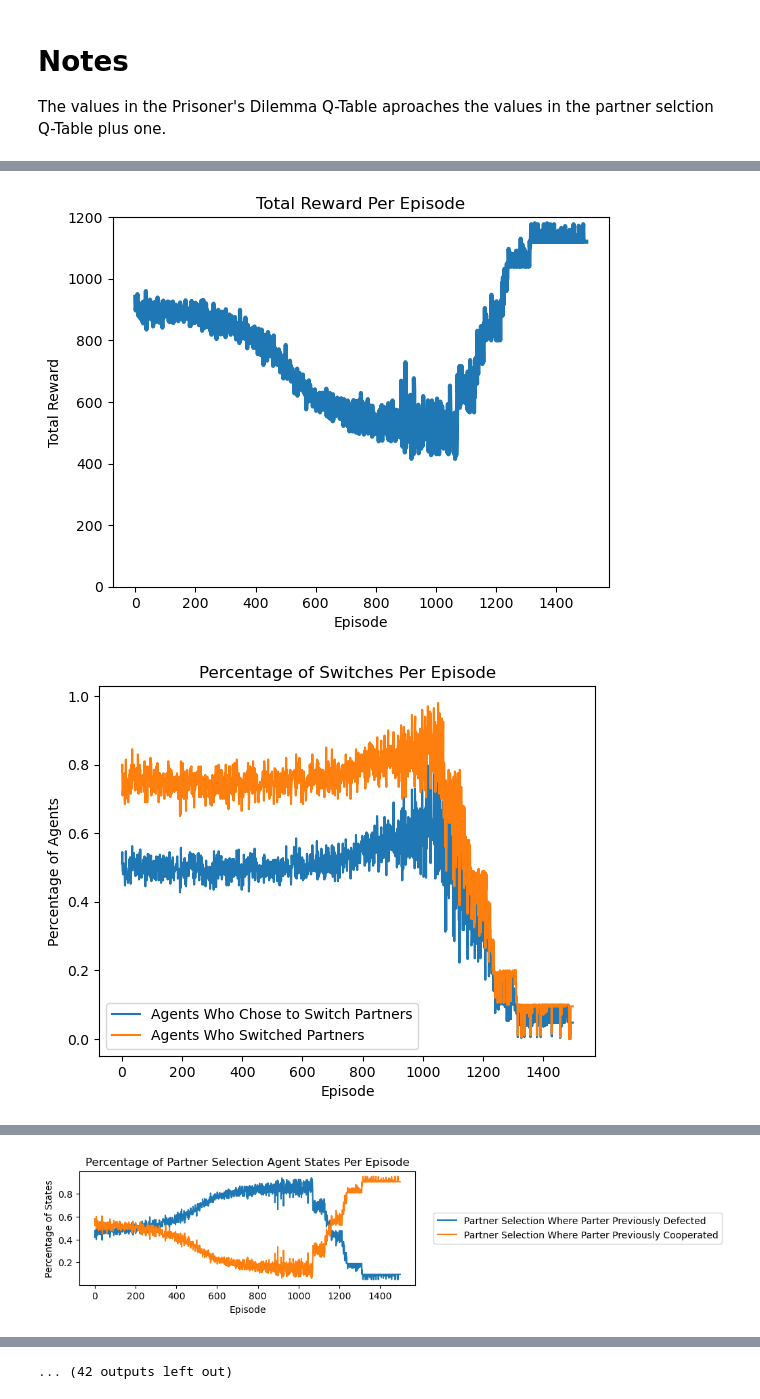
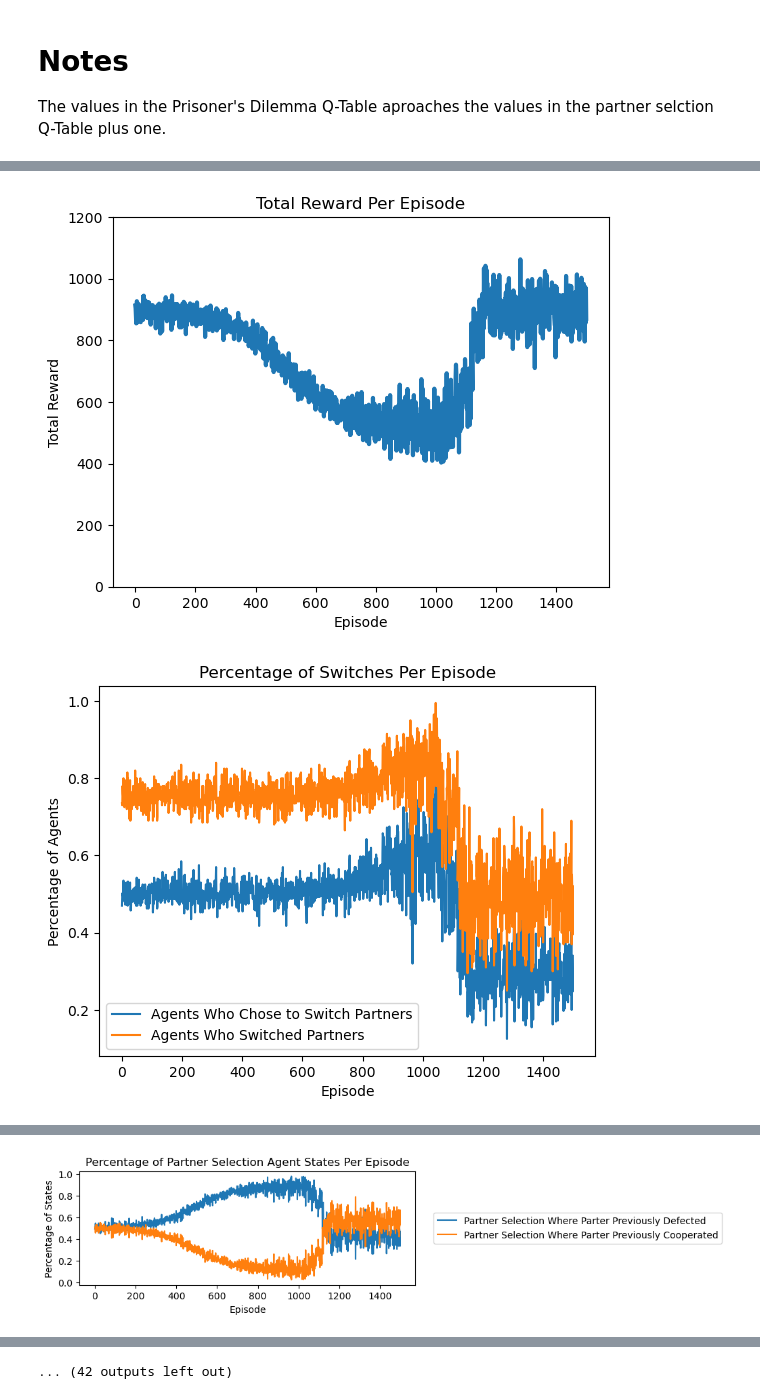
Before and after one commit to noumahme/Williams--code, a Jupyter notebook: SustainingCooperation copy.ipynb, the cells around one changed output, grey strips where cells are left out. Drawn from its saved outputs; the diff is of its cells as text; code cells hidden in the pictures.

Commit message:
Removed pointless first meet probability

```diff
--- a/SustainingCooperation copy.ipynb
+++ b/SustainingCooperation copy.ipynb
@@ -223,7 +223,7 @@ Each agent tracks the folowing figures each round as a trajectory:
 - $r_{PD}$ is the reward the agent recieved from the prisoners dilemma stage.
 # %%
 def sdoo(population: int, rounds: int, episodes: int, learning_rate: float, temperature: float, discount_rate: float, delta_t: float,
-         disposition: float, know_first_agent: float, know_fresh_agent: float):
+         disposition: float, know_fresh_agent: float):
     if (population % 2 != 0):
         print("sdoo: population must be a multiple of two")
         return
@@ -328,9 +328,6 @@ def sdoo(population: int, rounds: int, episodes: int, learning_rate: float, temp
             stay_pool = []
 
             for (i, j) in pairs:
-                if round == 0 and np.random.rand() > know_first_agent:
-                    agents[i].last_action_pd = ActionPD.COOPERATE if np.random.rand() < disposition else ActionPD.DEFECT
-                    agents[j].last_action_pd = ActionPD.COOPERATE if np.random.rand() < disposition else ActionPD.DEFECT
                 s_i = get_state(agents[j].last_action_pd)
                 s_j = get_state(agents[i].last_action_pd)
                 percentage_of_states_per_episode[s_i.value][episode] += 1
@@ -728,7 +725,6 @@ sdoo(population=20,        # Agent Population Size (Must be a multiple of 2)
      temperature=85,       # Starting Boltzmann Temperature
      discount_rate=0.99,   # Gamma (Discount Rate)
      delta_t=0.992,        # Boltzmann Temperature Decay Rate
-     disposition=1.0,      # Disposition to Assume Cooperation
-     know_first_agent=0.0, # Probability of Knowing First Agent's Previous Action
+     disposition=0.5,      # Disposition to Assume Cooperation
      know_fresh_agent=0.75) # Probability of Knowing Fresh Agent's Previous Action
 # %% [output]
@@ -736,2 +732,2 @@ sdoo(population=20,        # Agent Population Size (Must be a multiple of 2)
-[figure, old version]
+[figure, new version]
-[figure, old version]
+[figure, new version]
@@ -739 +735 @@ sdoo(population=20,        # Agent Population Size (Must be a multiple of 2)
-[figure, old version]
+[figure, new version]
```
Also changed, not shown: parts of 1 cell of this notebook.
